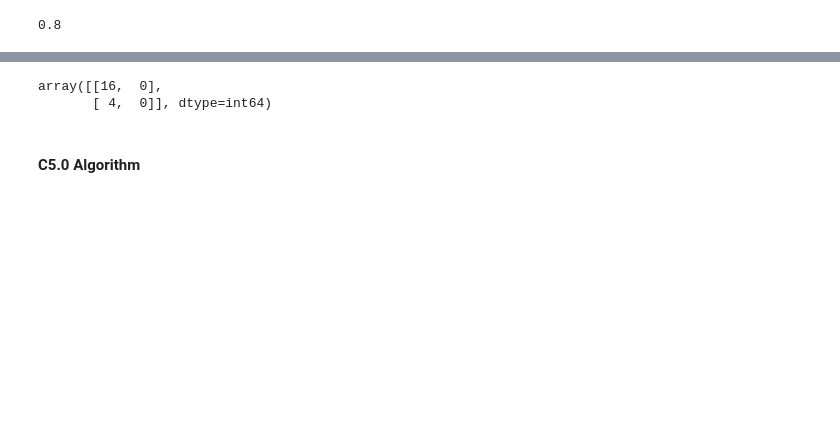
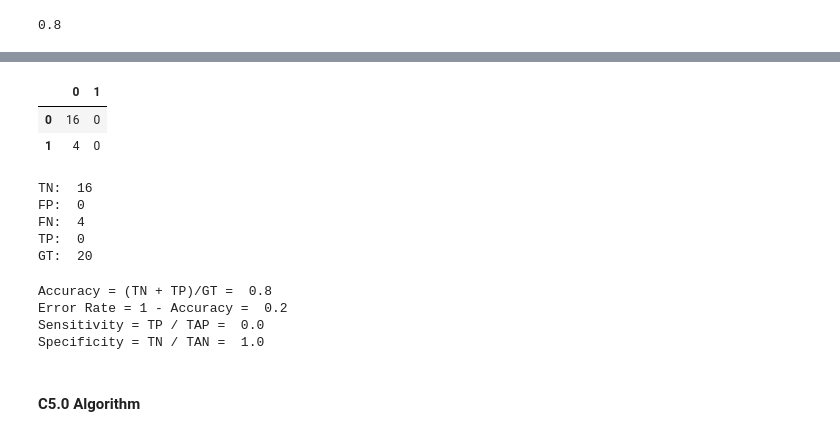
Before and after one commit to Chanlaiieng12/Predicting-Employee-Turnover, a Jupyter notebook: Team 5 Final Project.ipynb, the cells around one changed output, grey strips where cells are left out. Saved outputs shown, nothing was run; the diff lists cells and outputs as text; code cells hidden in the pictures; blank space fills up the shorter version.

```diff
--- a/Team 5 Final Project.ipynb
+++ b/Team 5 Final Project.ipynb
@@ -335,9 +358,46 @@ metrics.accuracy_score(y_test, ypred_cart01)
 # %%
-con_table_cart01 = metrics.confusion_matrix(y_test, ypred_cart01)
-con_table_cart01
+# Generate the confusion matrix
+con_table_cart01 = metrics.confusion_matrix(y_test.array, ypred_cart01)
+pd.DataFrame(con_table_cart01)
 # %% [output]
-array([[16,  0],
-       [ 4,  0]], dtype=int64)
+|  | 0 | 1 |
+| 0 | 16 | 0 |
+| 1 | 4 | 0 |
+# %%
+# Intepreting the confusion matrix table for further analysis
+TN_cart = con_table_cart01[0][0]
+FP_cart = con_table_cart01[0][1]
+FN_cart = con_table_cart01[1][0]
+TP_cart = con_table_cart01[1][1]
+GT_cart = 16+0+4+0
+print('TN: ', TN_cart,
+'\nFP: ', FP_cart,
+'\nFN: ', FN_cart,
+'\nTP: ', TP_cart,
+'\nGT: ', GT_cart)
+# %% [output]
+TN:  16
+FP:  0
+FN:  4
+TP:  0
+GT:  20
+# %%
+# Model Evaluation Measure
+Accuracy_cart = round((TN_cart + TP_cart)/GT_cart, 4)
+ErrorRate_cart = round(1 - Accuracy_cart, 4)
+Sensitivity_cart = round(TP_cart / (FN_cart + TP_cart), 4)
+Specificity_cart = round(TN_cart / (TN_cart + FP_cart), 4)
+Precision_cart = round(TP_cart / (FP_cart + TP_cart), 4)
+
+print('Accuracy = (TN + TP)/GT = ', Accuracy_cart,
+'\nError Rate = 1 - Accuracy = ', ErrorRate_cart,
+'\nSensitivity = TP / TAP = ', Sensitivity_cart,
+'\nSpecificity = TN / TAN = ', Specificity_cart)
+# %% [output]
+Accuracy = (TN + TP)/GT =  0.8
+Error Rate = 1 - Accuracy =  0.2
+Sensitivity = TP / TAP =  0.0
+Specificity = TN / TAN =  1.0
 # %% [markdown]
 #### C5.0 Algorithm
 # %%
```
Also changed, not shown: parts of 39 cells of this notebook.
